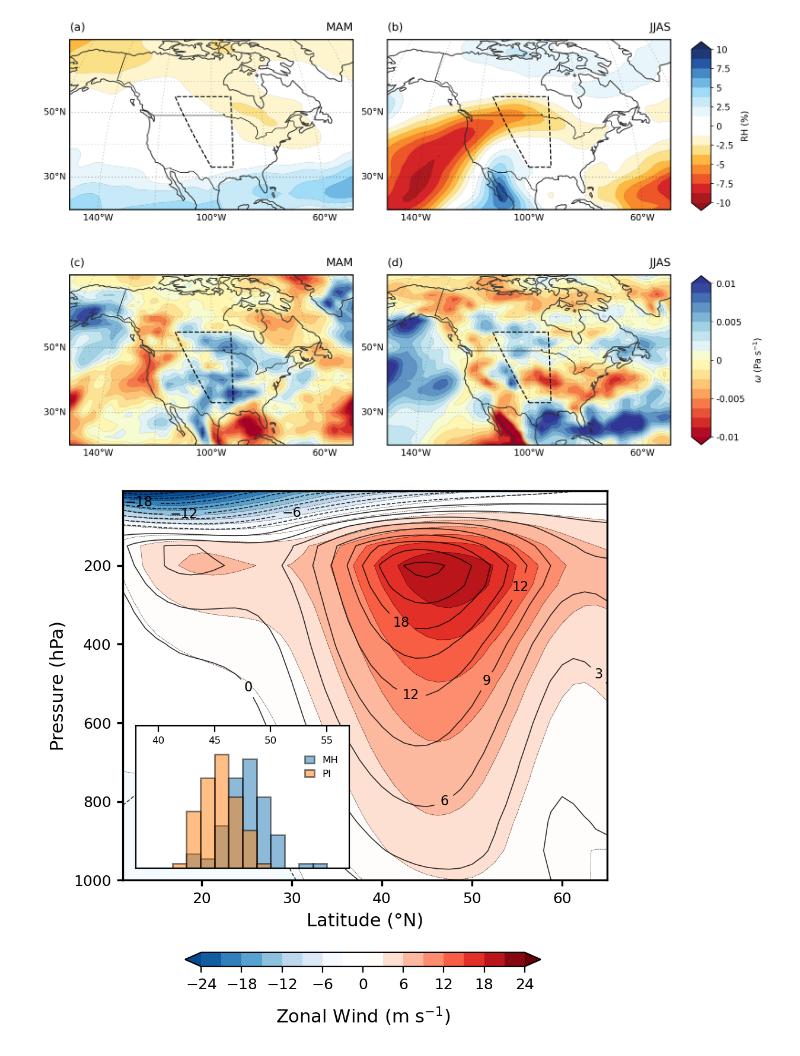
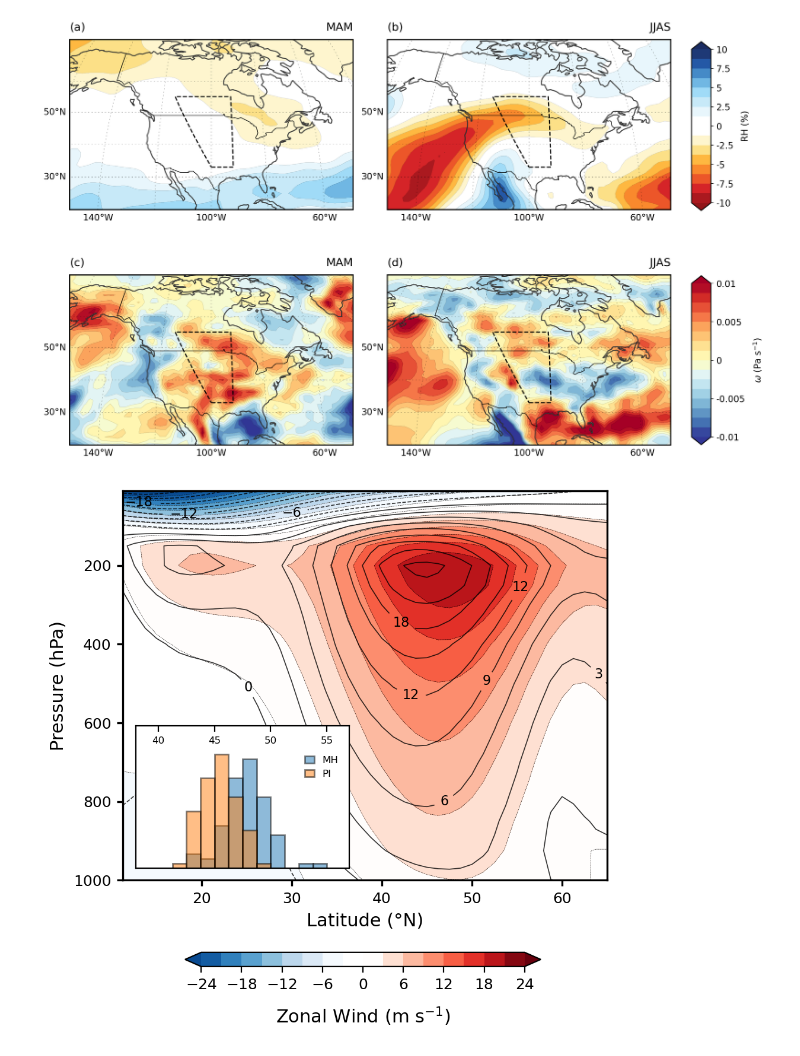
Before and after one commit to ajw1g19/UKESM1.1_MH_NorthAmerica, a Jupyter notebook: Notebooks/Supporting_Figures_S5-6.ipynb, the cells around one changed output. Saved outputs shown, nothing was run; the diff lists cells and outputs as text; code cells hidden in the pictures.

```diff
--- a/Notebooks/Supporting_Figures_S5-6.ipynb
+++ b/Notebooks/Supporting_Figures_S5-6.ipynb
@@ -53,7 +53,7 @@ for i, (mh_var, pi_var) in enumerate(zip([mh_rh, mh_om], [pi_rh, pi_om])):
         cbar_lab = "RH (%)"; cbar_axes_loc = (1.02, 0.565, 0.03, 0.35)
         clevs = levs[~np.isclose(levs, 0.0)]
     elif i == 1:
-        cmap = cm.RdYlBu; v = 1e-02; levs = np.linspace(-v, v, 17)
+        cmap = cm.RdYlBu_r; v = 1e-02; levs = np.linspace(-v, v, 17)
         cbar_lab = r"$\omega$ (Pa $\mathregular{s^{-1}})$"; cbar_axes_loc = (1.02, 0.08, 0.03, 0.35)
         clevs = levs
 
@@ -61,34 +61,34 @@ for i, (mh_var, pi_var) in enumerate(zip([mh_rh, mh_om], [pi_rh, pi_om])):
         ax = plt.subplot(gs[i, j], projection=proj)
         umplt.plotBaseMap(ax, lims, coastlw=1.2, bordercol="black", borderlw=0.8, spinelw=1.5)
         umplt.plotGrid(ax,xlabeledlines=[-60, -100, -140],ylabeledlines=[30, 50],
                        xlines=[-40, -80, -120, -160], ylines=[20, 40, 60], labelsize=12, lw=0.3)
 
 
         anom = mh_var[mons].mean(dim="time") - pi_var[mons].mean(dim="time")
         LON, LAT = np.meshgrid(anom.lon_p, anom.lat_p)
 
         cf1 = ax.contourf(LON, LAT, anom, cmap=cmap, levels=levs, extend="both", transform=ccrs.PlateCarree(), transform_first=True, zorder=0)
         c1 = ax.contour(LON, LAT, anom, extend="both", levels=clevs, colors="black", linestyles="dashed",
                         linewidths=0.1, transform=ccrs.PlateCarree(), transform_first=True, zorder=0)
 
         ax.set_title(period, loc="right", fontsize=15, pad=12)
         ax.set_title(f"({labels[i,j]})", loc="left", fontsize=15, pad=12)
 
         GP_region.plot(ax=ax, add_label=False, line_kws={"linestyle": "dashed", "color": "black", "linewidth": 1.5, "zorder": 0})
 
     cbaxes = fig.add_axes(cbar_axes_loc)
     cbar = plt.colorbar(cf1, orientation="vertical", cax=cbaxes)
     cbar.set_label(cbar_lab, size=12, labelpad=10)
     cbar.outline.set_linewidth(1.2)
     if i == 0:
         cbar.set_ticks(np.linspace(-v, v, 9), labels=["{:g}".format(x) for x in cbar.get_ticks()], fontsize=12)
     elif i == 1:
         cbar.set_ticks(np.linspace(-v, v, 5),labels=["{:g}".format(x) for x in np.linspace(-v, v, 5)], fontsize=12)
 
 plt.tight_layout()
 plt.show()
 # %% [output]
-[figure, old version]
+[figure, new version]
 # %%
 #------------------------------------------------------------
 # Calculate Pacific Jet Latitude for Fig. S6
```
